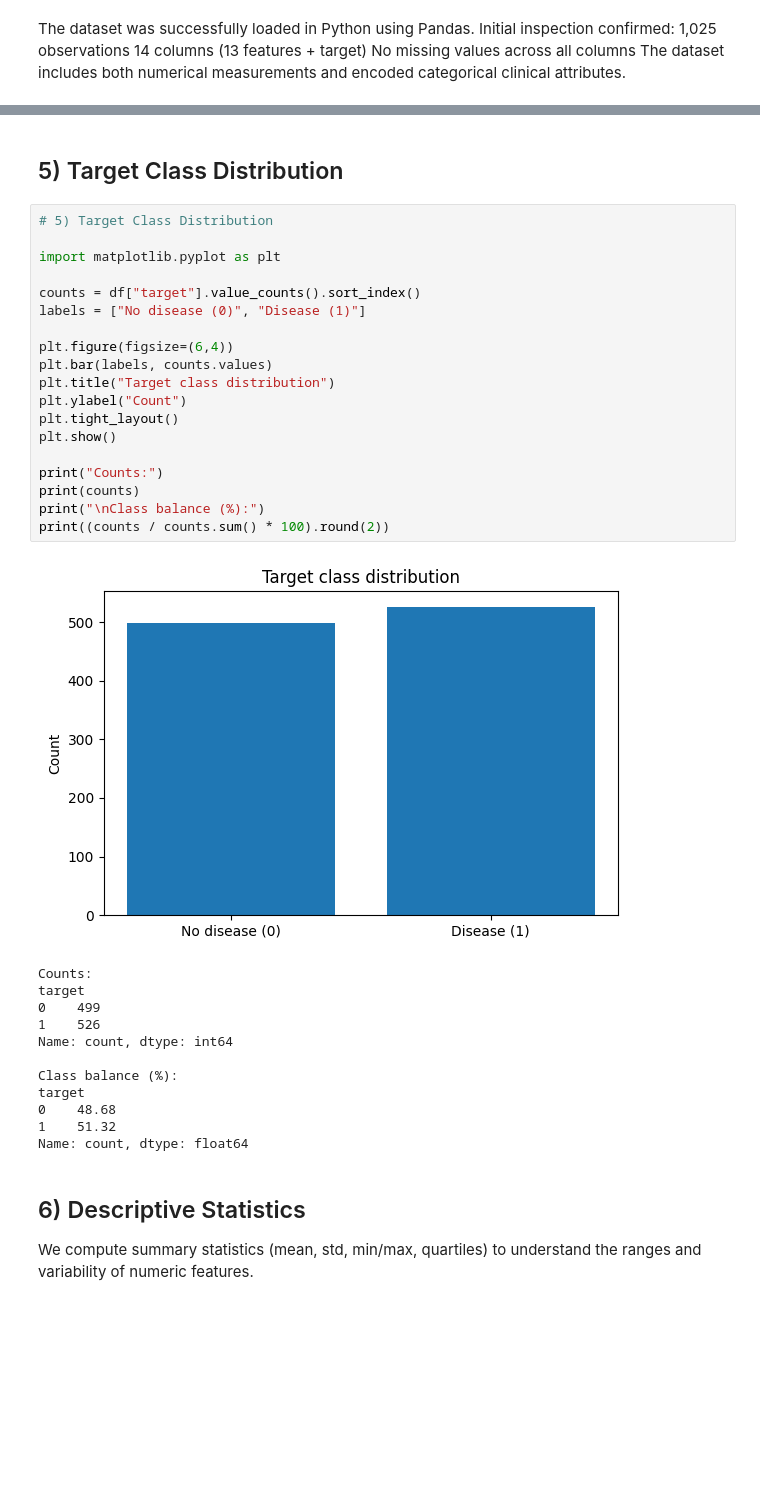
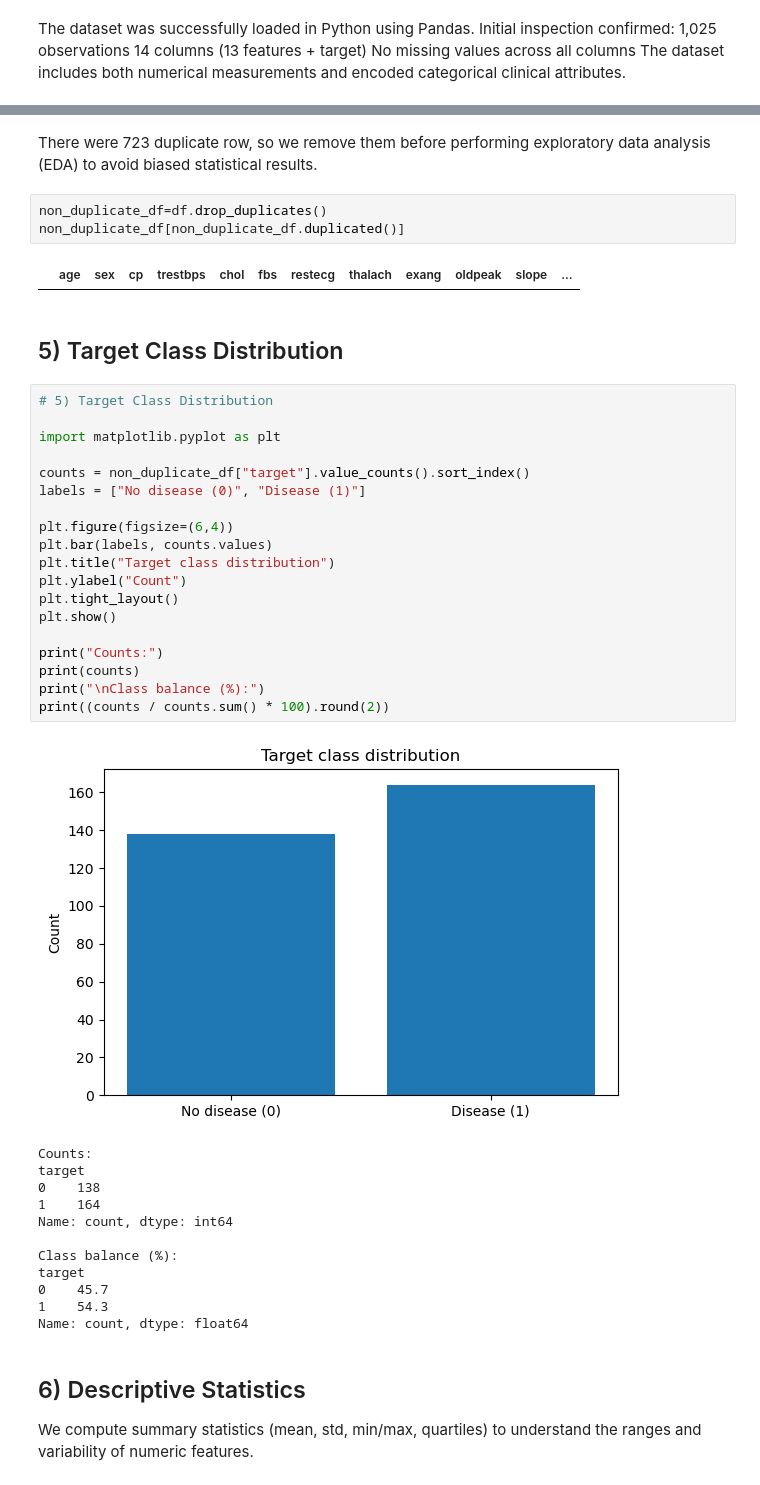
Before and after one commit to Janau00/SWE485-Project-Group9, a Jupyter notebook: Phase1_Data_Exploration.ipynb, the cells around one changed output, grey strips where cells are left out. Saved outputs shown, nothing was run; the diff lists cells and outputs as text; blank space fills up the shorter version.

```diff
--- a/Phase1_Data_Exploration.ipynb
+++ b/Phase1_Data_Exploration.ipynb
@@ -130,36 +144,43 @@ The dataset includes both numerical measurements and encoded categorical clinica
+# %% [markdown]
+There were 723 duplicate row, so we remove them before performing exploratory data analysis (EDA) to avoid biased statistical results.
+# %%
+non_duplicate_df=df.drop_duplicates()
+non_duplicate_df[non_duplicate_df.duplicated()]
+# %% [output]
+|  | age | sex | cp | trestbps | chol | fbs | restecg | thalach | exang | oldpeak | slope | ... |
 # %% [markdown]
 ## 5) Target Class Distribution
 # %%
 # 5) Target Class Distribution
 
 import matplotlib.pyplot as plt
 
-counts = df["target"].value_counts().sort_index()
+counts = non_duplicate_df["target"].value_counts().sort_index()
 labels = ["No disease (0)", "Disease (1)"]
 
 plt.figure(figsize=(6,4))
 plt.bar(labels, counts.values)
 plt.title("Target class distribution")
 plt.ylabel("Count")
 plt.tight_layout()
 plt.show()
 
 print("Counts:")
 print(counts)
 print("\nClass balance (%):")
 print((counts / counts.sum() * 100).round(2))
 # %% [output]
-[figure, old version]
+[figure, new version]
 Counts:
 target
-0    499
-1    526
+0    138
+1    164
 Name: count, dtype: int64
 
 Class balance (%):
 target
-0    48.68
-1    51.32
+0    45.7
+1    54.3
 Name: count, dtype: float64
 # %% [markdown]
 ## 6) Descriptive Statistics
```
Also changed, not shown: parts of 22 cells of this notebook.
